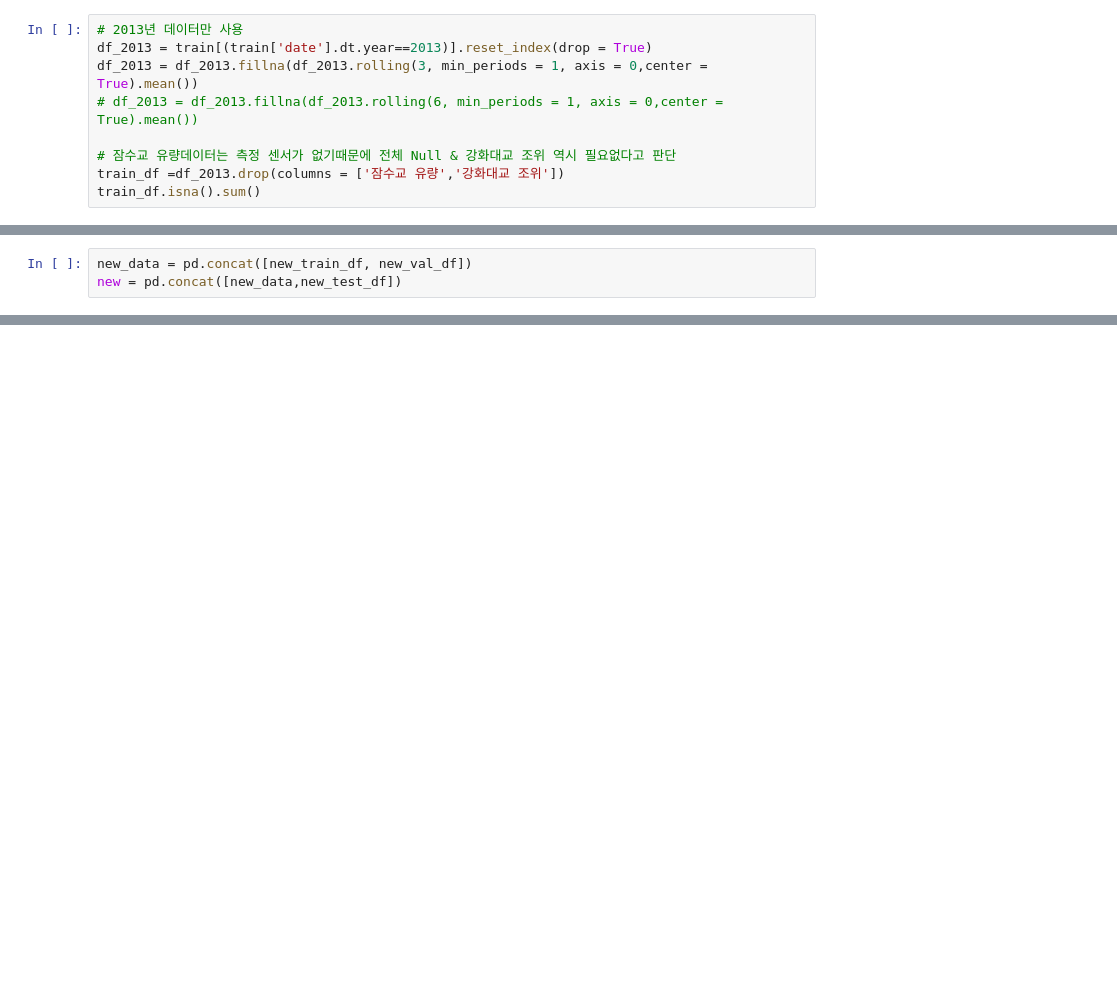
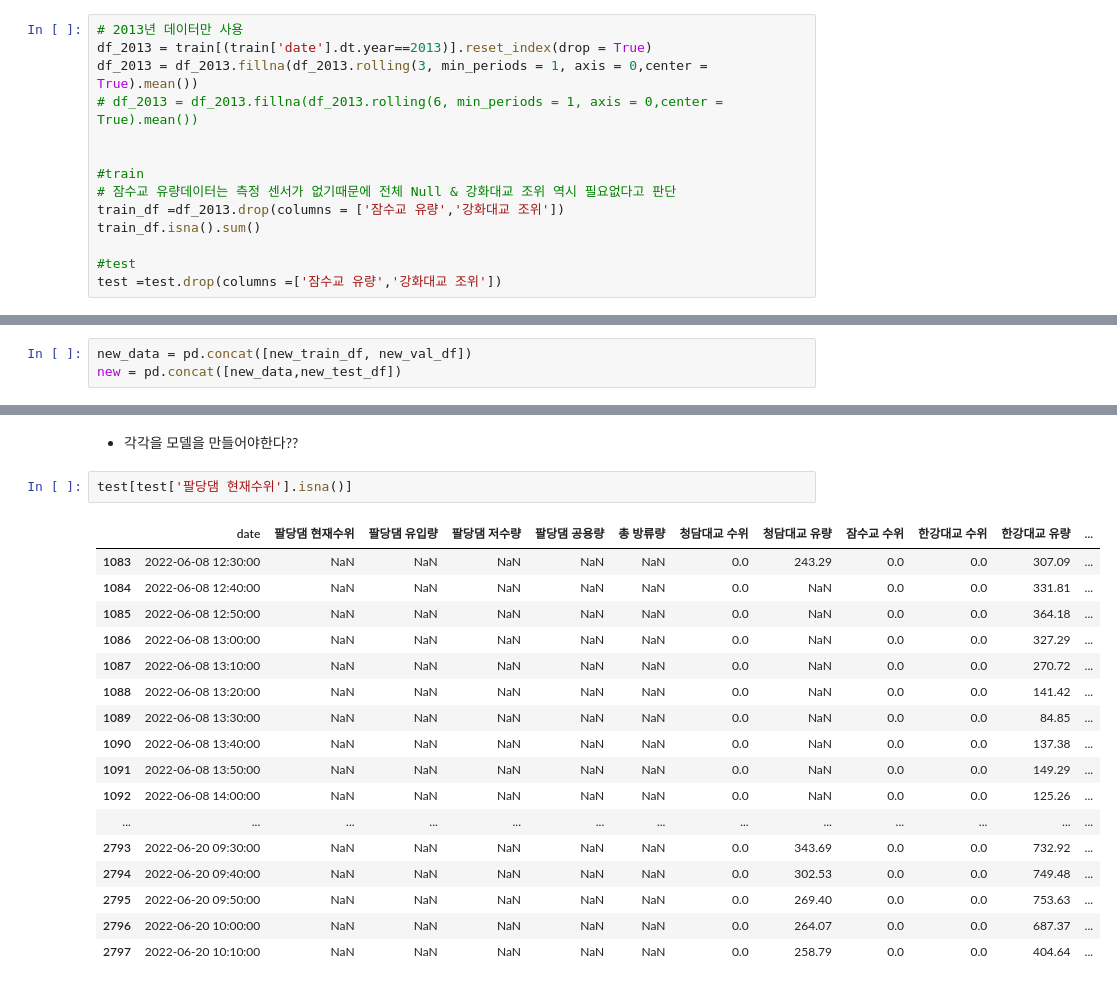
Before and after one commit to ljs7463/Dacon-HanRiverForecasting, a Jupyter notebook: 임정석/4. 이동평균 + 회귀모델 (2013년).ipynb, the cells around one changed output, grey strips where cells are left out. Saved outputs shown, nothing was run; the diff lists cells and outputs as text; blank space fills up the shorter version.

```diff
--- a/임정석/4. 이동평균 + 회귀모델 (2013년).ipynb
+++ b/임정석/4. 이동평균 + 회귀모델 (2013년).ipynb
@@ -104,6 +104,11 @@ df_2013 = train[(train['date'].dt.year==2013)].reset_index(drop = True)
 df_2013 = df_2013.fillna(df_2013.rolling(3, min_periods = 1, axis = 0,center = True).mean())
 # df_2013 = df_2013.fillna(df_2013.rolling(6, min_periods = 1, axis = 0,center = True).mean())
 
+
+#train
 # 잠수교 유량데이터는 측정 센서가 없기때문에 전체 Null & 강화대교 조위 역시 필요없다고 판단
 train_df =df_2013.drop(columns = ['잠수교 유량','강화대교 조위'])
 train_df.isna().sum()
+
+#test
+test =test.drop(columns =['잠수교 유량','강화대교 조위'])
@@ -271,0 +340,22 @@ new
+# %% [markdown]
+- 각각을 모델을 만들어야한다??
+# %%
+test[test['팔당댐 현재수위'].isna()]
+# %% [output]
+|  | date | 팔당댐 현재수위 | 팔당댐 유입량 | 팔당댐 저수량 | 팔당댐 공용량 | 총 방류량 | 청담대교 수위 | 청담대교 유량 | 잠수교 수위 | 한강대교 수위 | 한강대교 유량 | ... |
+| 1083 | 2022-06-08 12:30:00 | NaN | NaN | NaN | NaN | NaN | 0.0 | 243.29 | 0.0 | 0.0 | 307.09 | ... |
+| 1084 | 2022-06-08 12:40:00 | NaN | NaN | NaN | NaN | NaN | 0.0 | NaN | 0.0 | 0.0 | 331.81 | ... |
+| 1085 | 2022-06-08 12:50:00 | NaN | NaN | NaN | NaN | NaN | 0.0 | NaN | 0.0 | 0.0 | 364.18 | ... |
+| 1086 | 2022-06-08 13:00:00 | NaN | NaN | NaN | NaN | NaN | 0.0 | NaN | 0.0 | 0.0 | 327.29 | ... |
+| 1087 | 2022-06-08 13:10:00 | NaN | NaN | NaN | NaN | NaN | 0.0 | NaN | 0.0 | 0.0 | 270.72 | ... |
+| 1088 | 2022-06-08 13:20:00 | NaN | NaN | NaN | NaN | NaN | 0.0 | NaN | 0.0 | 0.0 | 141.42 | ... |
+| 1089 | 2022-06-08 13:30:00 | NaN | NaN | NaN | NaN | NaN | 0.0 | NaN | 0.0 | 0.0 | 84.85 | ... |
+| 1090 | 2022-06-08 13:40:00 | NaN | NaN | NaN | NaN | NaN | 0.0 | NaN | 0.0 | 0.0 | 137.38 | ... |
+| 1091 | 2022-06-08 13:50:00 | NaN | NaN | NaN | NaN | NaN | 0.0 | NaN | 0.0 | 0.0 | 149.29 | ... |
+| 1092 | 2022-06-08 14:00:00 | NaN | NaN | NaN | NaN | NaN | 0.0 | NaN | 0.0 | 0.0 | 125.26 | ... |
+| ... | ... | ... | ... | ... | ... | ... | ... | ... | ... | ... | ... | ... |
+| 2793 | 2022-06-20 09:30:00 | NaN | NaN | NaN | NaN | NaN | 0.0 | 343.69 | 0.0 | 0.0 | 732.92 | ... |
+| 2794 | 2022-06-20 09:40:00 | NaN | NaN | NaN | NaN | NaN | 0.0 | 302.53 | 0.0 | 0.0 | 749.48 | ... |
+| 2795 | 2022-06-20 09:50:00 | NaN | NaN | NaN | NaN | NaN | 0.0 | 269.40 | 0.0 | 0.0 | 753.63 | ... |
+| 2796 | 2022-06-20 10:00:00 | NaN | NaN | NaN | NaN | NaN | 0.0 | 264.07 | 0.0 | 0.0 | 687.37 | ... |
+| 2797 | 2022-06-20 10:10:00 | NaN | NaN | NaN | NaN | NaN | 0.0 | 258.79 | 0.0 | 0.0 | 404.64 | ... |
```
Also changed, not shown: parts of 33 cells of this notebook.
